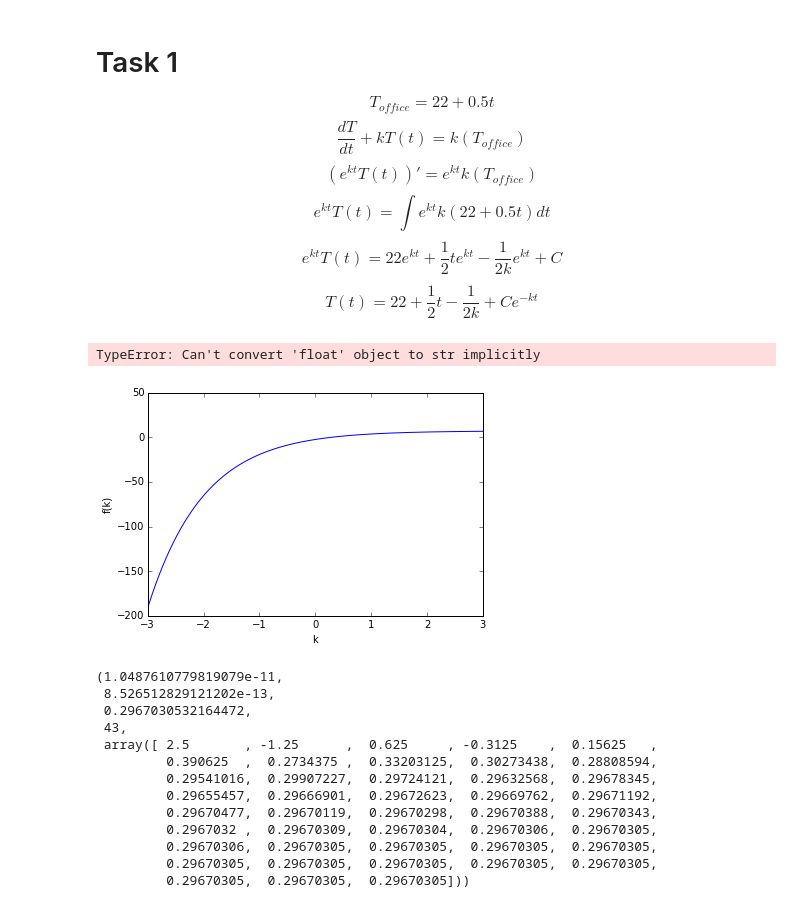
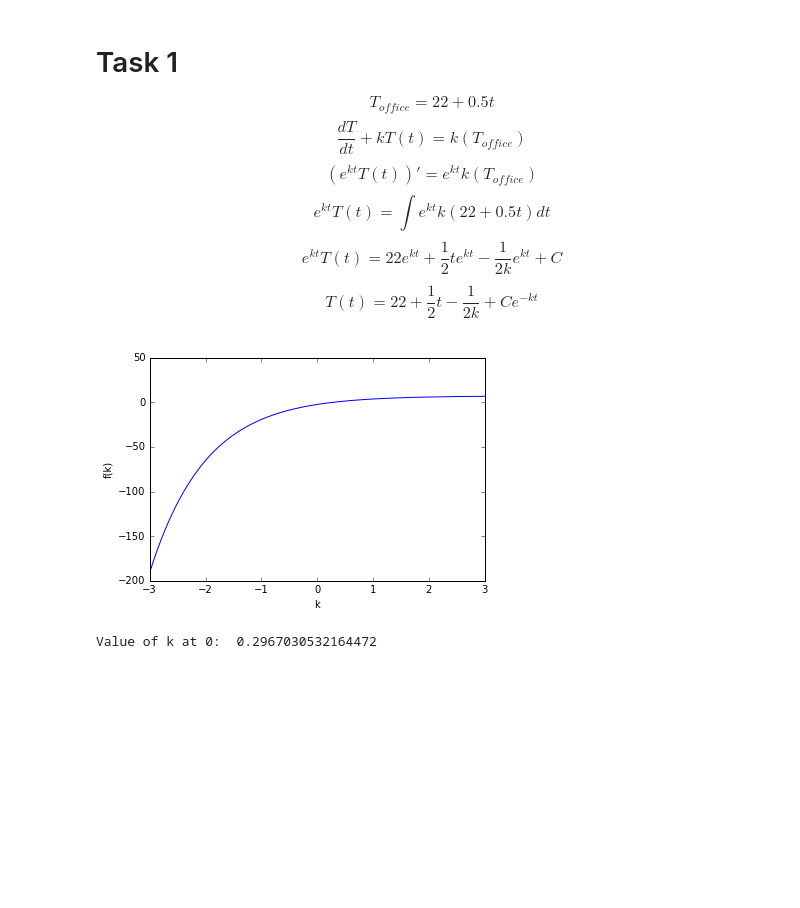
Before and after one commit to JonasDe/NumAn, a Jupyter notebook: Untitled.ipynb, the cells around one changed output. Cells and saved outputs as stored; diff of their text form; code cells hidden in the pictures; blank space fills up the shorter version.

```diff
--- a/Untitled.ipynb
+++ b/Untitled.ipynb
@@ -33,10 +33,13 @@ def bisectionMethod(function,a, b, nMax, tol=1e-12):
 # %%
-f = lambda k:7+1/(2*k) -(10+1/(2*k))*np.e**-k
+f = lambda k: 7+1/(2*k)-(10+1/(2*k))*np.e**(-k)
+x = np.linspace(-3,3,1000)
+plt.plot(x, f(x))
+plt.ylabel("f(k)")
+plt.xlabel("k")
+
+plt.show()
+i = bisection(f, -5, 10)
+print("Value of k at 0: ", i[2] )
+# %% [output]
+[figure, added]
+Value of k at 0:  0.2967030532164472
-# %%
-fansw = bisectionMethod(f, -5, 10, 100)
-
-
-xs = np.linspace(-10,10, 100)
-plt.plot(xs,f(xs))
-# %% [output]
-TypeError: Can't convert 'float' object to str implicitly
@@ -66,27 +46,3 @@ def bisection(f, a, b, nmax=100, tol=1e-12):
-# %%
-f = lambda k: 7+1/(2*k)-(10+1/(2*k))*np.e**(-k)
-x = np.linspace(-3,3,1000)
-plt.plot(x, f(x))
-plt.ylabel("f(k)")
-plt.xlabel("k")
-
-plt.show()
-bisection(f, -5, 10)
-# %% [output]
-[figure, removed]
-(1.0487610779819079e-11,
- 8.526512829121202e-13,
- 0.2967030532164472,
- 43,
- array([ 2.5       , -1.25      ,  0.625     , -0.3125    ,  0.15625   ,
-         0.390625  ,  0.2734375 ,  0.33203125,  0.30273438,  0.28808594,
-         0.29541016,  0.29907227,  0.29724121,  0.29632568,  0.29678345,
-         0.29655457,  0.29666901,  0.29672623,  0.29669762,  0.29671192,
-         0.29670477,  0.29670119,  0.29670298,  0.29670388,  0.29670343,
-         0.2967032 ,  0.29670309,  0.29670304,  0.29670306,  0.29670305,
-         0.29670306,  0.29670305,  0.29670305,  0.29670305,  0.29670305,
-         0.29670305,  0.29670305,  0.29670305,  0.29670305,  0.29670305,
-         0.29670305,  0.29670305,  0.29670305]))
 # %%
 def fixedpoint(f, x, nmax=100, tol=1e-12):
     ls = []
```
Also changed, not shown: parts of 11 cells of this notebook.
